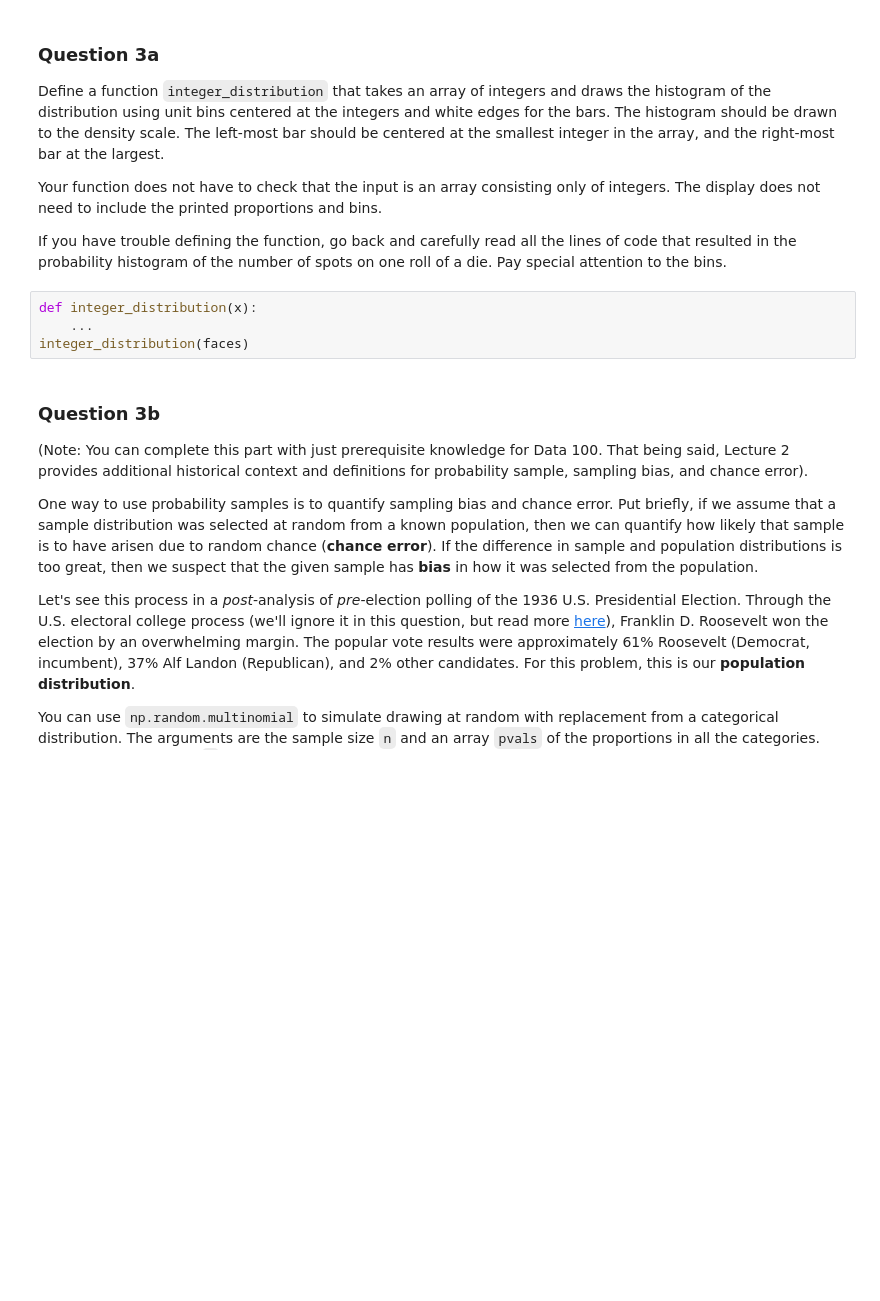
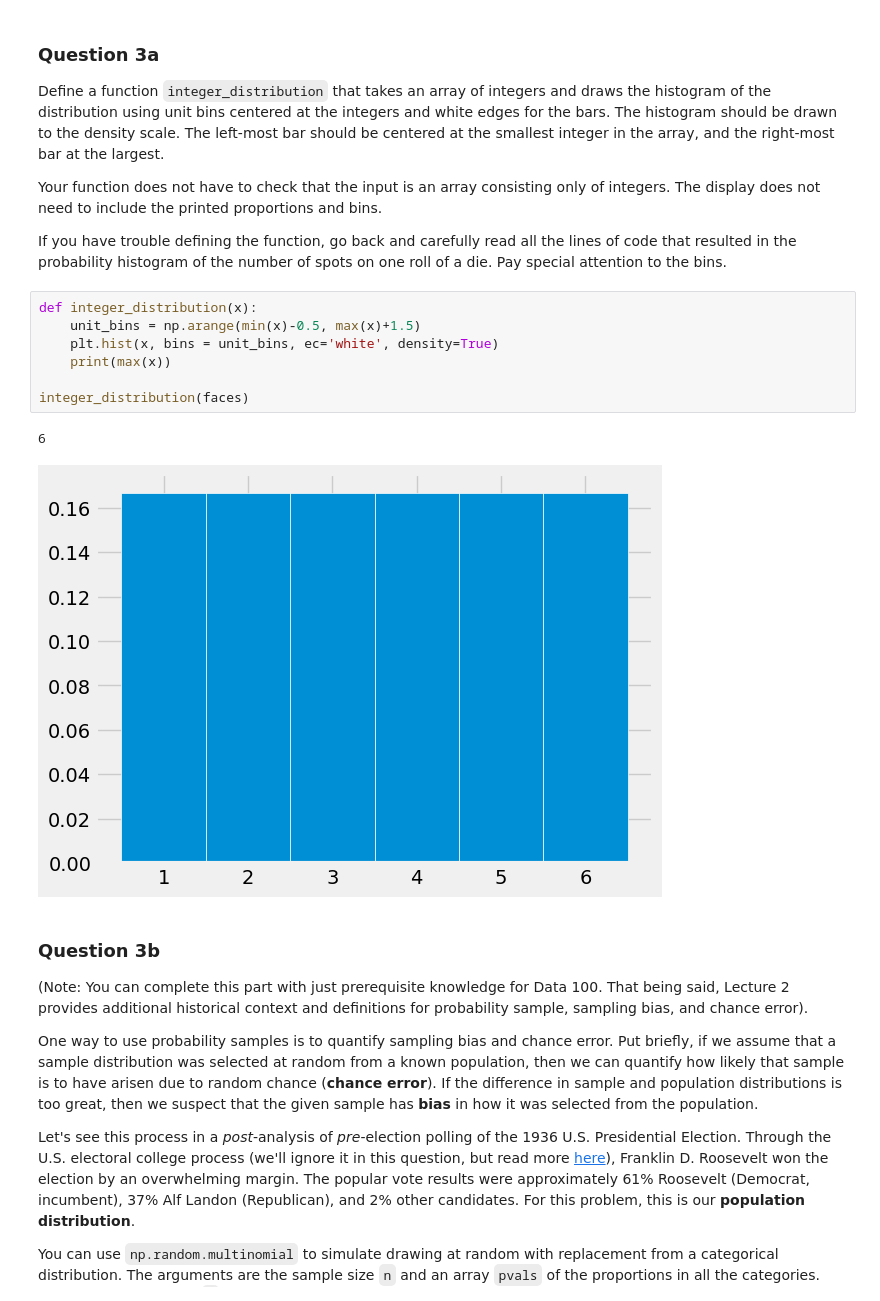
Before and after one commit to Yiqinotfound/Data100, a Jupyter notebook: hw/hw01/hw01.ipynb, the cells around one changed output. Drawn from its saved outputs; the diff is of its cells as text; blank space fills up the shorter version.

```diff
--- a/hw/hw01/hw01.ipynb
+++ b/hw/hw01/hw01.ipynb
@@ -390,10 +417,16 @@ If you have trouble defining the function, go back and carefully read all the li
     name: q3a
     manual: true
 -->
-# %%
-def integer_distribution(x):
-    ...
-integer_distribution(faces)
+# %%
+def integer_distribution(x):
+    unit_bins = np.arange(min(x)-0.5, max(x)+1.5)
+    plt.hist(x, bins = unit_bins, ec='white', density=True)
+    print(max(x))
+
+integer_distribution(faces)
+# %% [output]
+6
+[figure, added]
 # %% [markdown]
 <!-- END QUESTION -->
 
```
Also changed, not shown: parts of 31 cells of this notebook, 7 other files.
